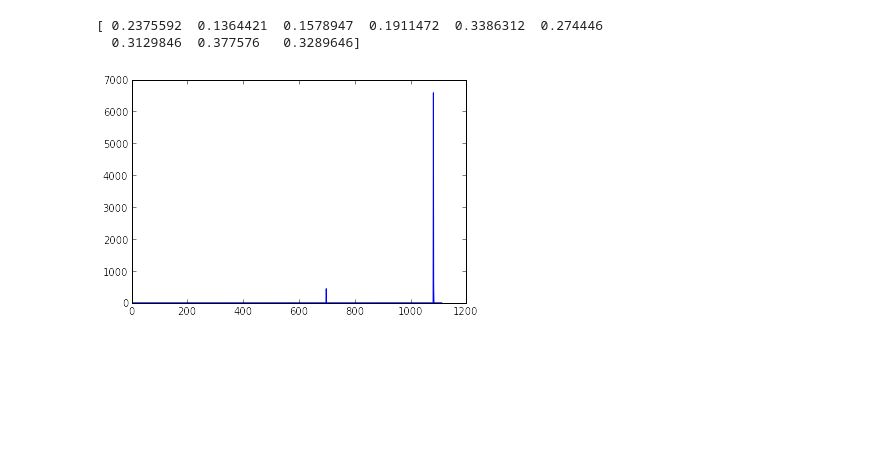
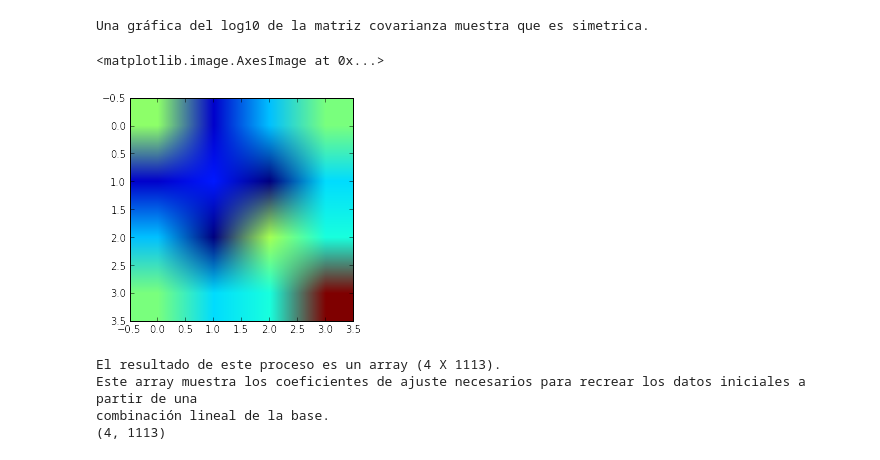
Before and after one commit to sergioandrescs/SergioCotrino_hw_4, a Jupyter notebook: pobreza.ipynb, the cells around one changed output. Cells and saved outputs as stored; diff of their text form; code cells hidden in the pictures; blank space fills up the shorter version.

Commit message:
Buen avance. Falta analisis, revisar valores propios.

```diff
--- a/pobreza.ipynb
+++ b/pobreza.ipynb
@@ -65,7 +42,47 @@ Populating the interactive namespace from numpy and matplotlib
-# %%
-plot (data[:,0])
-print data[1:10,0]
-# %% [output]
-[ 0.2375592  0.1364421  0.1578947  0.1911472  0.3386312  0.274446
-  0.3129846  0.377576   0.3289646]
-[figure, removed]
+# %%
+#Encuentro para cada columna en data (para cada variable) el valor medio.
+for i in range(shape(data)[1]):
+    prome.append(mean(data[:,i]))
+#Calculo la matriz de desviaciones de la media restando a cada elemento en data la media de su columna
+for row in data:
+    for i in range(len(row)):
+        row[i]=row[i]-prome[i]
+#Encuentro la matriz covarianza usando la definición de covarianza.
+count=-1
+for k in range(len(prome)**2):
+    u=k%len(prome)
+    a=0
+    if(u==0):
+        cova.append([])
+        count+=1
+    for i in range(len(data[:,0])):
+        a+=(data[i,(count)])*(data[i,u])
+    cova[count].append(a/(len(data[:,0])-1))
+
+cova=array(cova)
+
+print ''
+print 'Una gráfica del log10 de la matriz covarianza muestra que es simetrica.'
+imshow(log10(cova))
+# %% [output]
+Una gráfica del log10 de la matriz covarianza muestra que es simetrica.
+<matplotlib.image.AxesImage at 0x...>
+[figure, added]
+# %%
+#Calculo los valores y vectores propios de la matriz covarianza.
+eigenvalues, eigenvectors = linalg.eig(cova)
+
+#Realizo la proyeccion de los datos sobre las nuevas bases (eigenvectors)
+row_vectors=eigenvectors.T
+result=dot(row_vectors,(data.T))
+
+print ''
+print 'El resultado de este proceso es un array (4 X 1113).'
+print 'Este array muestra los coeficientes de ajuste necesarios para recrear los datos iniciales a partir de una '
+print 'combinación lineal de la base.'
+print shape(result)
+# %% [output]
+El resultado de este proceso es un array (4 X 1113).
+Este array muestra los coeficientes de ajuste necesarios para recrear los datos iniciales a partir de una
+combinación lineal de la base.
+(4, 1113)
```
Also changed, not shown: parts of 8 cells of this notebook.
